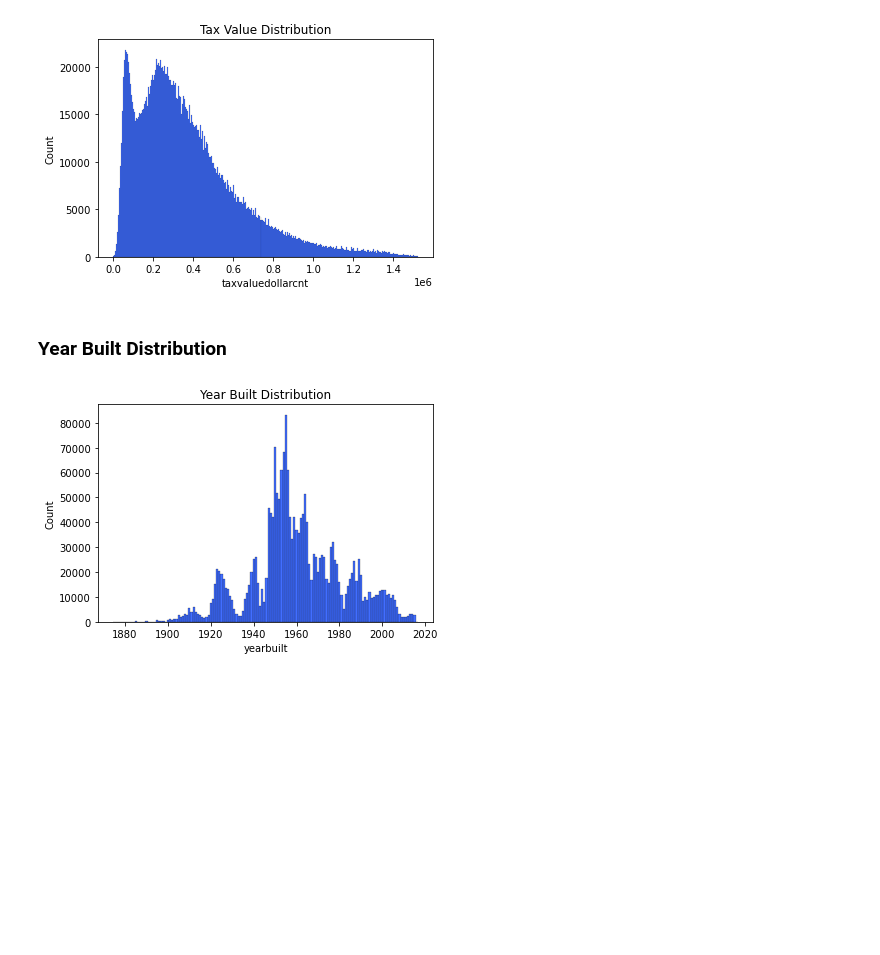
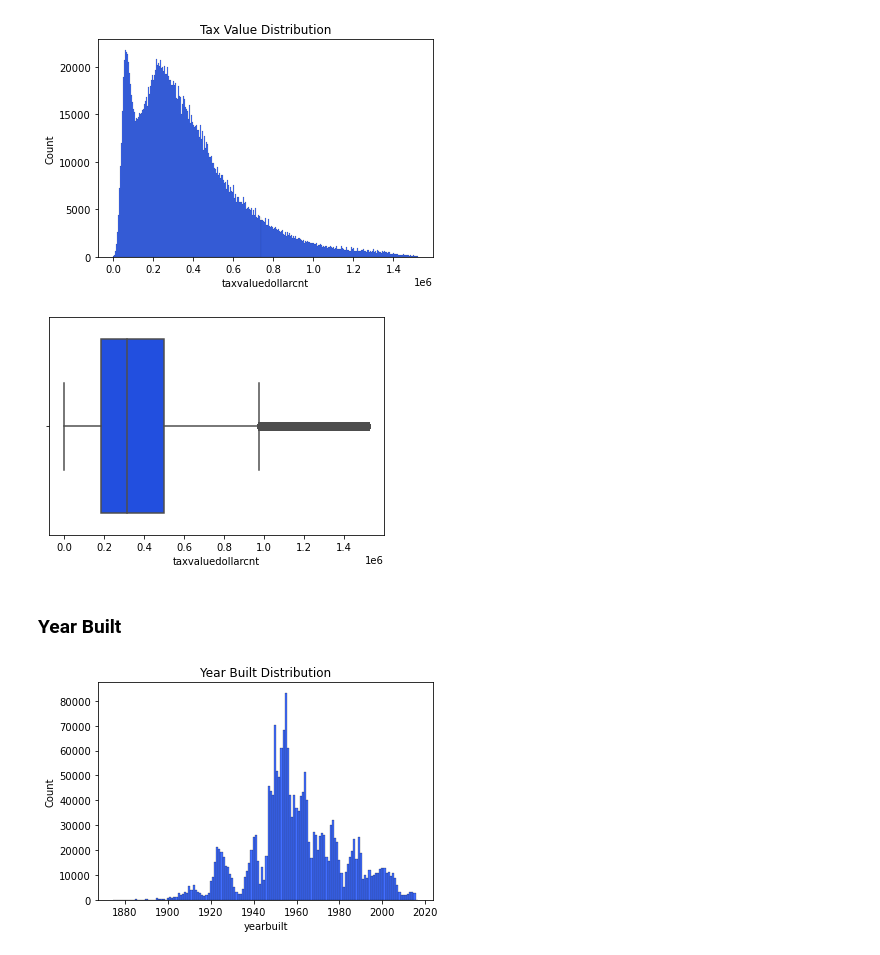
Before and after one commit to malachi-hale/Regression-exercises, a Jupyter notebook: wrangle.ipynb, the cells around one changed output. Saved outputs shown, nothing was run; the diff lists cells and outputs as text; code cells hidden in the pictures; blank space fills up the shorter version.

```diff
--- a/wrangle.ipynb
+++ b/wrangle.ipynb
@@ -289,7 +301,11 @@ tax_value_graph = sns.histplot(data = df, x = "taxvaluedollarcnt").set(Title = "
 # %% [output]
 [figure]
+# %%
+tax_value_boxplot = sns.boxplot(x=df["taxvaluedollarcnt"])
+# %% [output]
+[figure, added]
 # %% [markdown]
-### Year Built Distribution
+### Year Built
 # %%
 yearbuilt_graph = sns.histplot(data=df, x="yearbuilt", discrete = True).set(Title = "Year Built Distribution")
 # %% [output]
```
Also changed, not shown: parts of 14 cells of this notebook.
